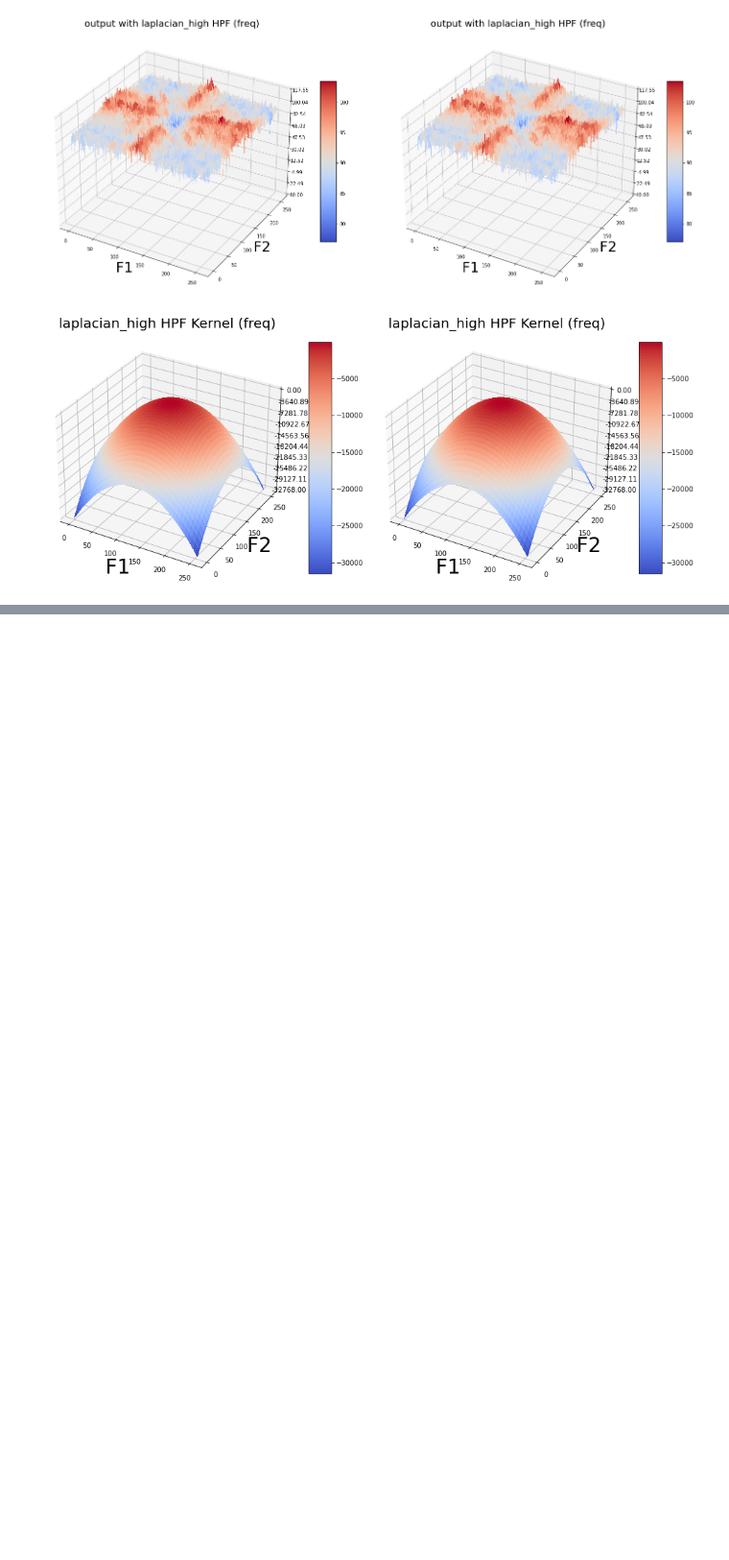
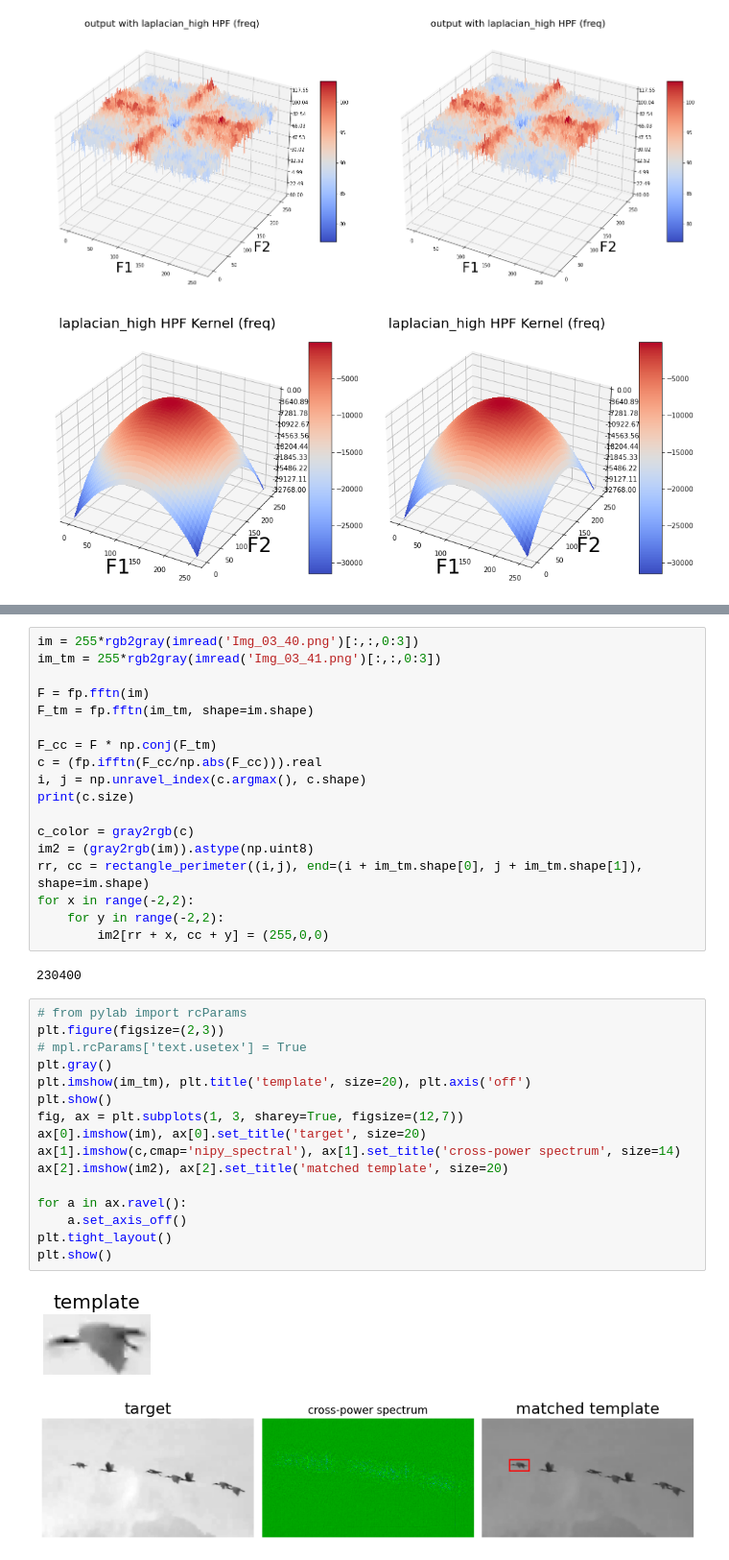
Before and after one commit to HyunCello/TIL, a Jupyter notebook: Programming/Image Processing Masterclass/HW/HW2/hyuncello_p2.ipynb, the cells around one changed output, grey strips where cells are left out. Shown at 96% size. Cells and saved outputs as stored; diff of their text form; blank space fills up the shorter version.

```diff
--- a/Programming/Image Processing Masterclass/HW/HW2/hyuncello_p2.ipynb
+++ b/Programming/Image Processing Masterclass/HW/HW2/hyuncello_p2.ipynb
@@ -260,0 +297,39 @@ plot_filter_3d(im.shape, laplacian_high, D0)
+# %%
+im = 255*rgb2gray(imread('Img_03_40.png')[:,:,0:3])
+im_tm = 255*rgb2gray(imread('Img_03_41.png')[:,:,0:3])
+
+F = fp.fftn(im)
+F_tm = fp.fftn(im_tm, shape=im.shape)
+
+F_cc = F * np.conj(F_tm)
+c = (fp.ifftn(F_cc/np.abs(F_cc))).real
+i, j = np.unravel_index(c.argmax(), c.shape)
+print(c.size)
+
+c_color = gray2rgb(c)
+im2 = (gray2rgb(im)).astype(np.uint8)
+rr, cc = rectangle_perimeter((i,j), end=(i + im_tm.shape[0], j + im_tm.shape[1]), shape=im.shape)
+for x in range(-2,2):
+    for y in range(-2,2):
+        im2[rr + x, cc + y] = (255,0,0)
+# %% [output]
+230400
+# %%
+# from pylab import rcParams
+plt.figure(figsize=(2,3))
+# mpl.rcParams['text.usetex'] = True
+plt.gray()
+plt.imshow(im_tm), plt.title('template', size=20), plt.axis('off')
+plt.show()
+fig, ax = plt.subplots(1, 3, sharey=True, figsize=(12,7))
+ax[0].imshow(im), ax[0].set_title('target', size=20)
+ax[1].imshow(c,cmap='nipy_spectral'), ax[1].set_title('cross-power spectrum', size=14)
+ax[2].imshow(im2), ax[2].set_title('matched template', size=20)
+
+for a in ax.ravel():
+    a.set_axis_off()
+plt.tight_layout()
+plt.show()
+# %% [output]
+[figure, added]
+[figure, added]
```
Also changed, not shown: parts of 7 cells of this notebook, 3 other files.
